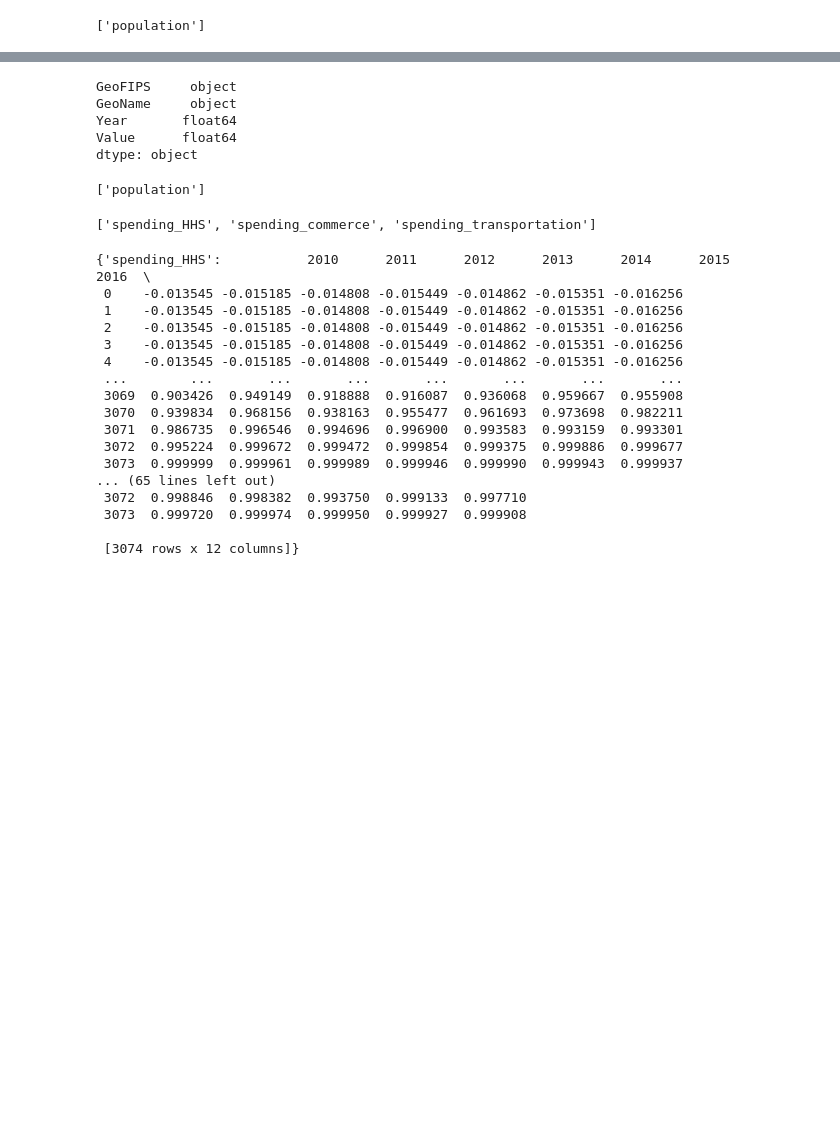
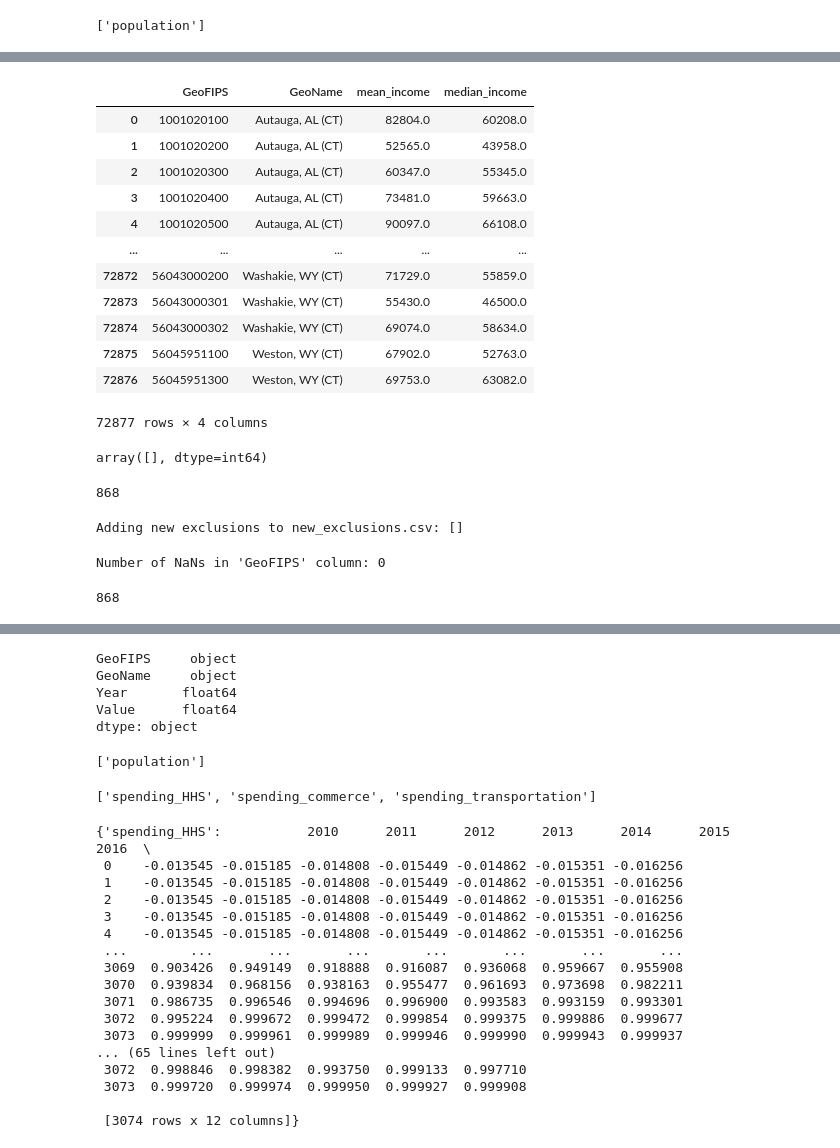
Before and after one commit to BasisResearch/cities, a Jupyter notebook: docs/experimental_notebooks/data_processing/clean_scrapbook.ipynb, the cells around one changed output, grey strips where cells are left out. Drawn from its saved outputs; the diff is of its cells as text; code cells hidden in the pictures; blank space fills up the shorter version.

Commit message:
fixing data size mismatch WIP

```diff
--- a/docs/experimental_notebooks/data_processing/clean_scrapbook.ipynb
+++ b/docs/experimental_notebooks/data_processing/clean_scrapbook.ipynb
@@ -48,3 +69,9 @@ gdp = data.wide['gdp']
 list_available_features(level='census_tract')
 # %% [output]
 ['population']
+# %%
+ct_list_file = f"{root}/data/raw/CT_list_pre2020.csv"
+census_tracts = pd.read_csv(ct_list_file)
+exclusions_file = f"{root}/data/raw/exclusions_ct_pre2020.csv"
+
+variable_df = pd.read_csv(f"{root}/data/raw/income_pre2020_ct.csv")
@@ -50,0 +94,68 @@ list_available_features(level='census_tract')
+# %%
+variable_df
+# %% [output]
+|  | GeoFIPS | GeoName | mean_income | median_income |
+| 0 | 1001020100 | Autauga, AL (CT) | 82804.0 | 60208.0 |
+| 1 | 1001020200 | Autauga, AL (CT) | 52565.0 | 43958.0 |
+| 2 | 1001020300 | Autauga, AL (CT) | 60347.0 | 55345.0 |
+| 3 | 1001020400 | Autauga, AL (CT) | 73481.0 | 59663.0 |
+| 4 | 1001020500 | Autauga, AL (CT) | 90097.0 | 66108.0 |
+| ... | ... | ... | ... | ... |
+| 72872 | 56043000200 | Washakie, WY (CT) | 71729.0 | 55859.0 |
+| 72873 | 56043000301 | Washakie, WY (CT) | 55430.0 | 46500.0 |
+| 72874 | 56043000302 | Washakie, WY (CT) | 69074.0 | 58634.0 |
+| 72875 | 56045951100 | Weston, WY (CT) | 67902.0 | 52763.0 |
+| 72876 | 56045951300 | Weston, WY (CT) | 69753.0 | 63082.0 |
+72877 rows × 4 columns
+# %%
+new_exclusions = np.setdiff1d(
+            census_tracts["GeoFIPS"].unique(), variable_df["GeoFIPS"].unique() # values that are not in variable_df
+        )
+new_exclusions
+# %% [output]
+array([], dtype=int64)
+# %%
+new_exclusions = np.setxor1d(census_tracts["GeoFIPS"], variable_df["GeoFIPS"])
+
+len(new_exclusions)
+# %% [output]
+868
+# %%
+
+# Remove NaN values
+census_fips = census_tracts["GeoFIPS"].dropna().astype(str).unique()
+variable_fips = variable_df["GeoFIPS"].dropna().astype(str).unique()
+
+# Find differences
+new_exclusions = np.setdiff1d(census_fips, variable_fips)
+
+# Print results
+print("Adding new exclusions to new_exclusions.csv: " + str(new_exclusions))
+# %% [output]
+Adding new exclusions to new_exclusions.csv: []
+# %%
+# Count NaNs in 'GeoFIPS'
+na_count = variable_df['GeoFIPS'].isna().sum()
+
+print(f"Number of NaNs in 'GeoFIPS' column: {na_count}")
+# %% [output]
+Number of NaNs in 'GeoFIPS' column: 0
+# %%
+geo_fips_census = census_tracts["GeoFIPS"].unique()
+geo_fips_variable = variable_df["GeoFIPS"].unique()
+
+# Convert to sets for easier comparison
+set_census = set(geo_fips_census)
+set_variable = set(geo_fips_variable)
+
+# Find differing values
+diff_census_to_variable = list(set_census - set_variable)
+diff_variable_to_census = list(set_variable - set_census)
+
+# Combine differences into one list (if needed)
+differing_values = diff_census_to_variable + diff_variable_to_census
+
+# Print or save the differing values
+print("Differing values:", differing_values)
+# %% [output]
+868
```
Also changed, not shown: parts of 6 cells of this notebook, 3 other files.
